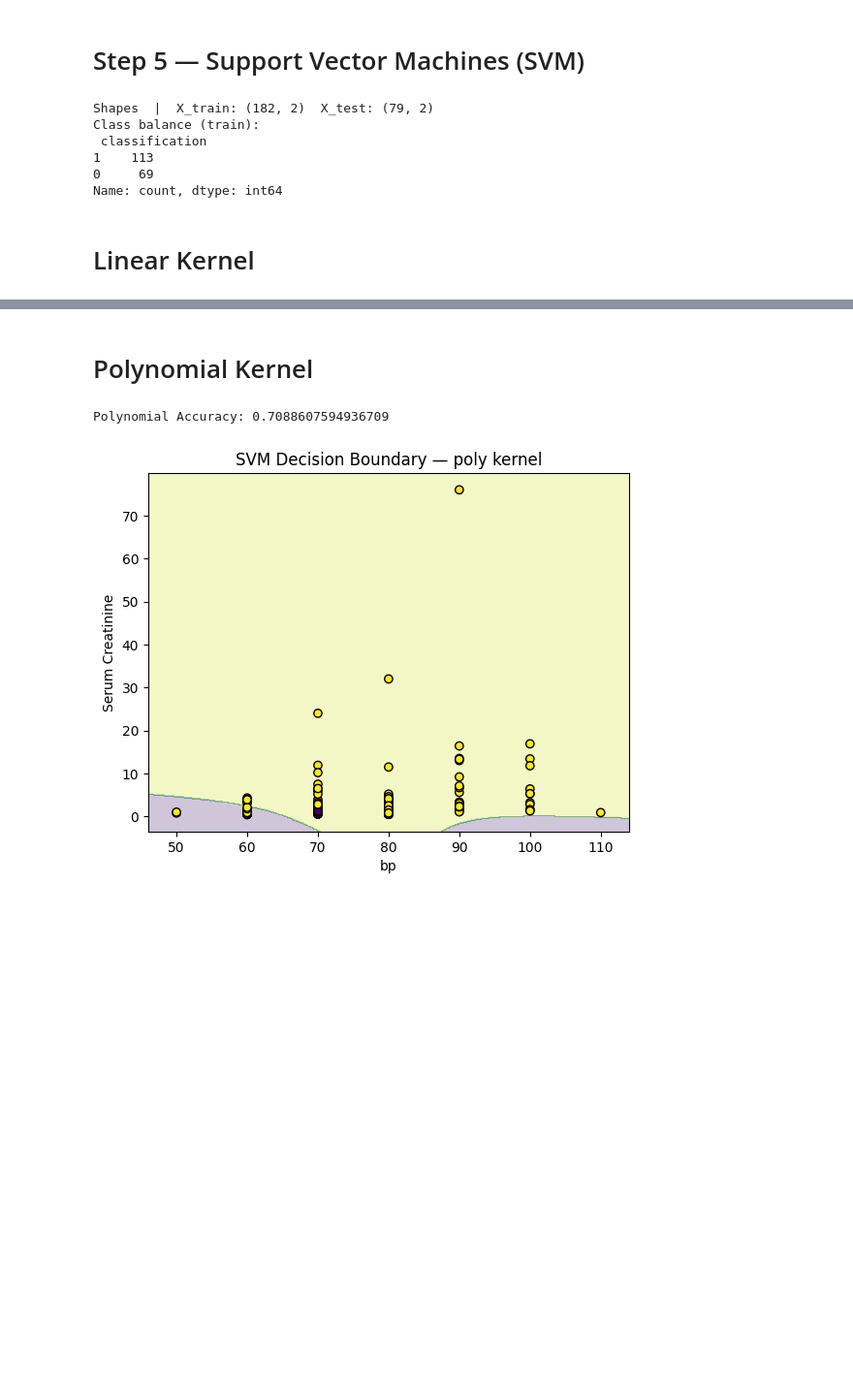
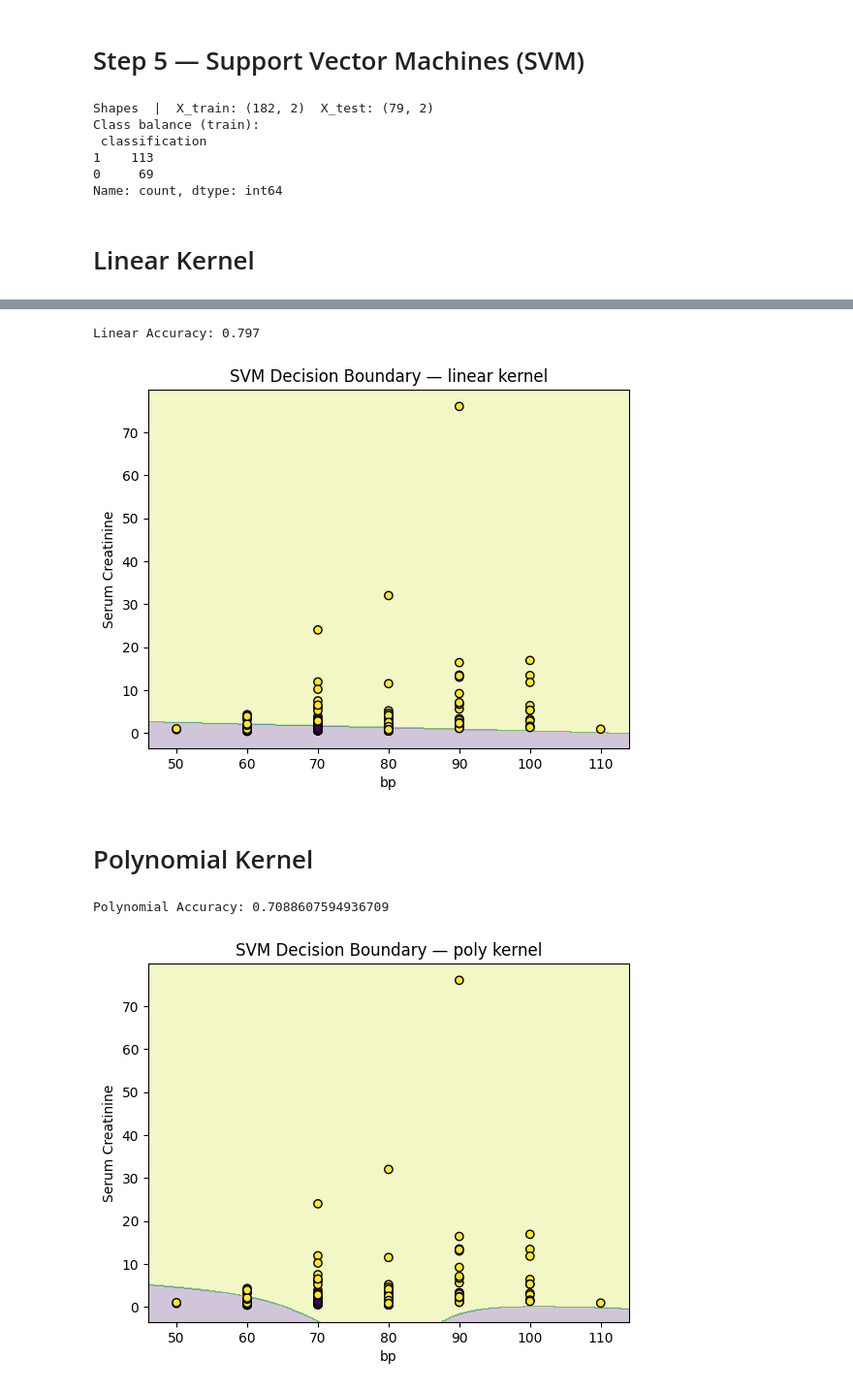
Before and after one commit to RithwikRajSuram/Predictive-Modeling-of-Chronic-Kidney-Disease, a Jupyter notebook: Chronic_Kidney_Disease_Project_.ipynb, the cells around one changed output, grey strips where cells are left out. Shown at 97% size. Cells and saved outputs as stored; diff of their text form; code cells hidden in the pictures; blank space fills up the shorter version.

```diff
--- a/Chronic_Kidney_Disease_Project_.ipynb
+++ b/Chronic_Kidney_Disease_Project_.ipynb
@@ -214,3 +199,82 @@ Linear Accuracy: 0.797
+# %%
+import pandas as pd
+import numpy as np
+from sklearn.model_selection import train_test_split
+from sklearn.preprocessing import StandardScaler
+from sklearn.pipeline import Pipeline
+from sklearn.svm import SVC
+from sklearn.metrics import accuracy_score
+
+# Re-define normalize_label function for robustness within this cell
+def normalize_label(v):
+    if pd.isna(v):
+        return np.nan
+    s = str(v).strip().lower()
+    if s in {"1","ckd","yes","y","true","t","ckd\t","ckd "}:
+        return 1
+    if s in {"0","notckd","non-ckd","no","n","false","f","not ckd","non ckd","none"}:
+        return 0
+    return 1 if ("ckd" in s and "not" not in s and "non" not in s) else 0
+
+# The df used by SVM was overwritten by the Random Forest section,
+# and the Random Forest's cleaning was not sufficient for SVM's feature_cols.
+# We need to re-create a clean df specific to the SVM section.
+
+# 1. Use the original 'train' dataframe (from cell ApewsTg-jYgJ)
+#    and apply cleaning steps as per previous SVM cells.
+#    (Re-using the logic from YuPLPRKDjfVZ, kZgEp95Fjib2, 5o5FEiLfjmSN, tkZQ_qlrjrpZ)
+svm_df = train[feature_cols + [target_col]].copy()
+
+# numeric casting for features
+for c in feature_cols:
+    svm_df[c] = pd.to_numeric(svm_df[c], errors='coerce')
+
+# apply target normalization
+svm_df[target_col] = svm_df[target_col].apply(normalize_label)
+
+# drop any rows with missing values in feature_cols or target_col
+svm_df = svm_df.dropna(subset=feature_cols + [target_col]).reset_index(drop=True)
+svm_df[target_col] = svm_df[target_col].astype(int)
+
+# Now, use this cleaned svm_df for train/test split for SVM
+X_for_svm = svm_df[feature_cols]
+y_for_svm = svm_df[target_col]
+
+X_train_svm, X_test_svm, y_train_svm, y_test_svm = train_test_split(
+    X_for_svm, y_for_svm, test_size=0.30, random_state=42, stratify=y_for_svm
+)
+
+linear_clf = Pipeline([
+    ('scale', StandardScaler()),
+    ('svm', SVC(kernel='linear', gamma='scale'))
+])
+linear_clf.fit(X_train_svm, y_train_svm)
+y_pred_linear = linear_clf.predict(X_test_svm)
+linear_acc = accuracy_score(y_test_svm, y_pred_linear)
+accuracies['linear'] = linear_acc
+models['linear'] = linear_clf
+print("Linear Accuracy:", round(linear_acc,3))
+
+# The plot_svm function relies on global X_train and y_train.
+# Temporarily reassign them to the SVM-specific training data for plotting.
+# Store the current global variables to restore them later if needed by other cells.
+original_X_train = globals().get('X_train')
+original_y_train = globals().get('y_train')
+
+X_train = X_train_svm  # Temporarily set global X_train to SVM X_train
+y_train = y_train_svm  # Temporarily set global y_train to SVM y_train
+
+# Now call the plot_svm function
+plot_svm("linear", linear_clf)
+
+# Restore original X_train and y_train if they were defined before
+if original_X_train is not None:
+    X_train = original_X_train
+if original_y_train is not None:
+    y_train = original_y_train
+# %% [output]
+Linear Accuracy: 0.797
+[figure, added]
 # %% [markdown]
 # Polynomial Kernel
 # %%
```
Also changed, not shown: parts of 1 cell of this notebook.
